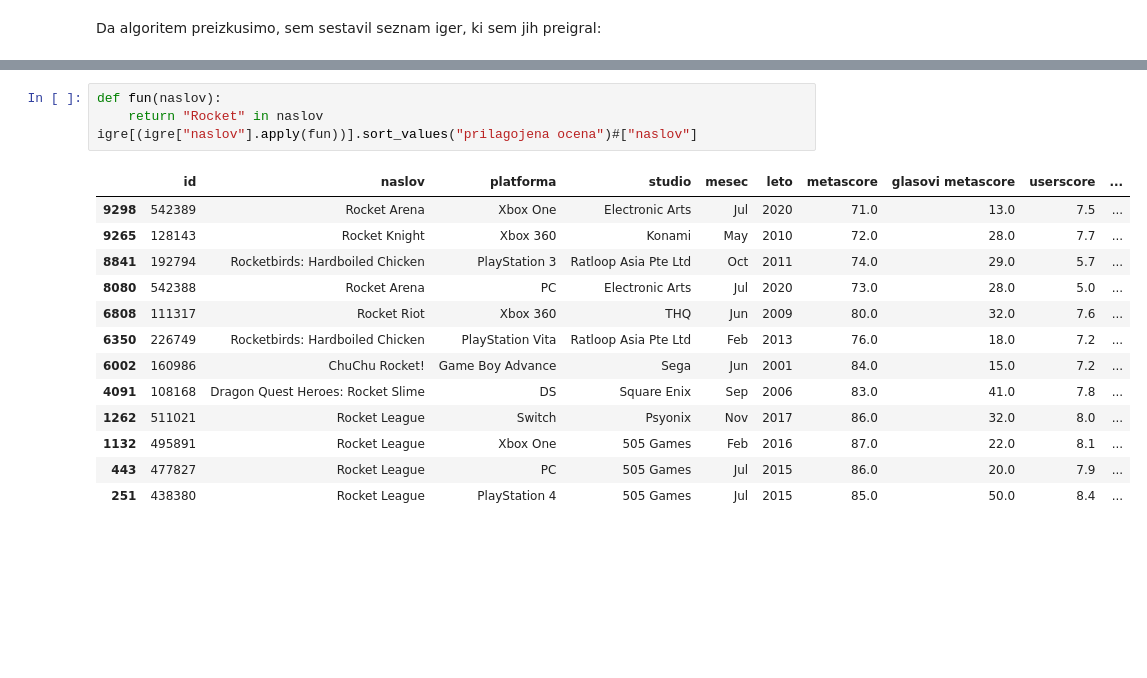
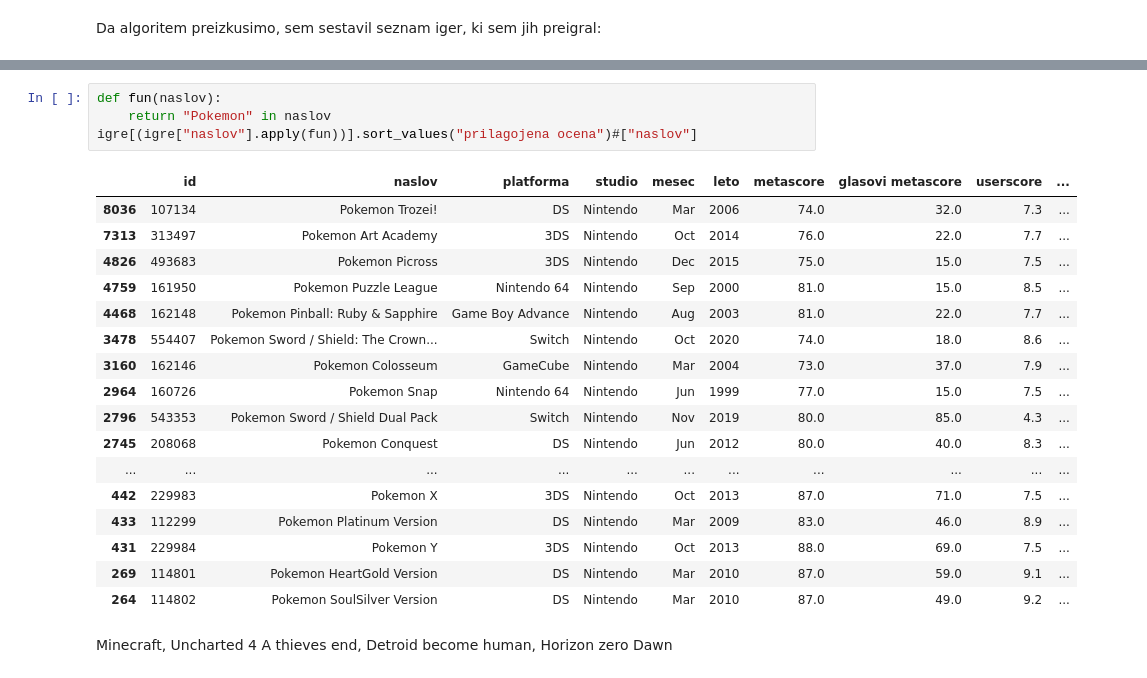
Before and after one commit to benoucakar/Najboljse-videoigre-vseh-casov, a Jupyter notebook: Najboljse_videoigre_vseh_casov.ipynb, the cells around one changed output, grey strips where cells are left out. Saved outputs shown, nothing was run; the diff lists cells and outputs as text; blank space fills up the shorter version.

```diff
--- a/Najboljse_videoigre_vseh_casov.ipynb
+++ b/Najboljse_videoigre_vseh_casov.ipynb
@@ -480,18 +577,24 @@ igre
 # %%
 def fun(naslov):
-    return "Rocket" in naslov
+    return "Pokemon" in naslov
 igre[(igre["naslov"].apply(fun))].sort_values("prilagojena ocena")#["naslov"]
 # %% [output]
 |  | id | naslov | platforma | studio | mesec | leto | metascore | glasovi metascore | userscore | ... |
-| 9298 | 542389 | Rocket Arena | Xbox One | Electronic Arts | Jul | 2020 | 71.0 | 13.0 | 7.5 | ... |
-| 9265 | 128143 | Rocket Knight | Xbox 360 | Konami | May | 2010 | 72.0 | 28.0 | 7.7 | ... |
-| 8841 | 192794 | Rocketbirds: Hardboiled Chicken | PlayStation 3 | Ratloop Asia Pte Ltd | Oct | 2011 | 74.0 | 29.0 | 5.7 | ... |
-| 8080 | 542388 | Rocket Arena | PC | Electronic Arts | Jul | 2020 | 73.0 | 28.0 | 5.0 | ... |
-| 6808 | 111317 | Rocket Riot | Xbox 360 | THQ | Jun | 2009 | 80.0 | 32.0 | 7.6 | ... |
-| 6350 | 226749 | Rocketbirds: Hardboiled Chicken | PlayStation Vita | Ratloop Asia Pte Ltd | Feb | 2013 | 76.0 | 18.0 | 7.2 | ... |
-| 6002 | 160986 | ChuChu Rocket! | Game Boy Advance | Sega | Jun | 2001 | 84.0 | 15.0 | 7.2 | ... |
-| 4091 | 108168 | Dragon Quest Heroes: Rocket Slime | DS | Square Enix | Sep | 2006 | 83.0 | 41.0 | 7.8 | ... |
-| 1262 | 511021 | Rocket League | Switch | Psyonix | Nov | 2017 | 86.0 | 32.0 | 8.0 | ... |
-| 1132 | 495891 | Rocket League | Xbox One | 505 Games | Feb | 2016 | 87.0 | 22.0 | 8.1 | ... |
-| 443 | 477827 | Rocket League | PC | 505 Games | Jul | 2015 | 86.0 | 20.0 | 7.9 | ... |
-| 251 | 438380 | Rocket League | PlayStation 4 | 505 Games | Jul | 2015 | 85.0 | 50.0 | 8.4 | ... |
+| 8036 | 107134 | Pokemon Trozei! | DS | Nintendo | Mar | 2006 | 74.0 | 32.0 | 7.3 | ... |
+| 7313 | 313497 | Pokemon Art Academy | 3DS | Nintendo | Oct | 2014 | 76.0 | 22.0 | 7.7 | ... |
+| 4826 | 493683 | Pokemon Picross | 3DS | Nintendo | Dec | 2015 | 75.0 | 15.0 | 7.5 | ... |
+| 4759 | 161950 | Pokemon Puzzle League | Nintendo 64 | Nintendo | Sep | 2000 | 81.0 | 15.0 | 8.5 | ... |
+| 4468 | 162148 | Pokemon Pinball: Ruby & Sapphire | Game Boy Advance | Nintendo | Aug | 2003 | 81.0 | 22.0 | 7.7 | ... |
+| 3478 | 554407 | Pokemon Sword / Shield: The Crown... | Switch | Nintendo | Oct | 2020 | 74.0 | 18.0 | 8.6 | ... |
+| 3160 | 162146 | Pokemon Colosseum | GameCube | Nintendo | Mar | 2004 | 73.0 | 37.0 | 7.9 | ... |
+| 2964 | 160726 | Pokemon Snap | Nintendo 64 | Nintendo | Jun | 1999 | 77.0 | 15.0 | 7.5 | ... |
+| 2796 | 543353 | Pokemon Sword / Shield Dual Pack | Switch | Nintendo | Nov | 2019 | 80.0 | 85.0 | 4.3 | ... |
+| 2745 | 208068 | Pokemon Conquest | DS | Nintendo | Jun | 2012 | 80.0 | 40.0 | 8.3 | ... |
+| ... | ... | ... | ... | ... | ... | ... | ... | ... | ... | ... |
+| 442 | 229983 | Pokemon X | 3DS | Nintendo | Oct | 2013 | 87.0 | 71.0 | 7.5 | ... |
+| 433 | 112299 | Pokemon Platinum Version | DS | Nintendo | Mar | 2009 | 83.0 | 46.0 | 8.9 | ... |
+| 431 | 229984 | Pokemon Y | 3DS | Nintendo | Oct | 2013 | 88.0 | 69.0 | 7.5 | ... |
+| 269 | 114801 | Pokemon HeartGold Version | DS | Nintendo | Mar | 2010 | 87.0 | 59.0 | 9.1 | ... |
+| 264 | 114802 | Pokemon SoulSilver Version | DS | Nintendo | Mar | 2010 | 87.0 | 49.0 | 9.2 | ... |
+# %% [markdown]
+Minecraft, Uncharted 4 A thieves end, Detroid become human, Horizon zero Dawn
```
Also changed, not shown: parts of 27 cells of this notebook.
